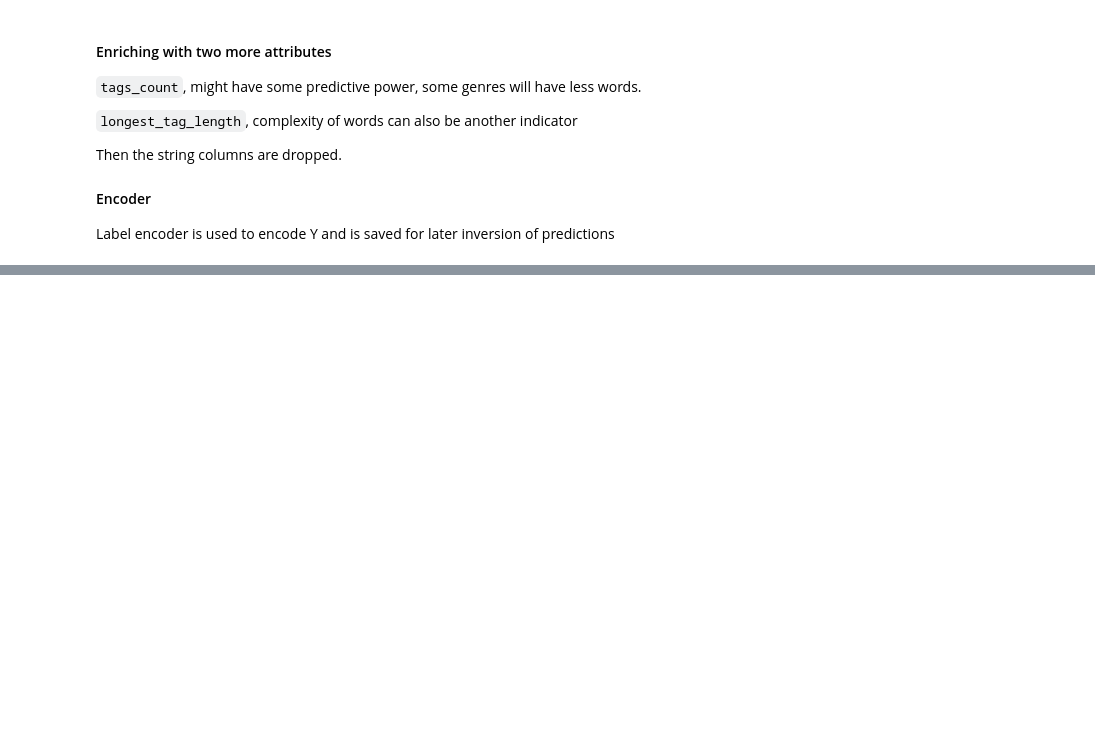
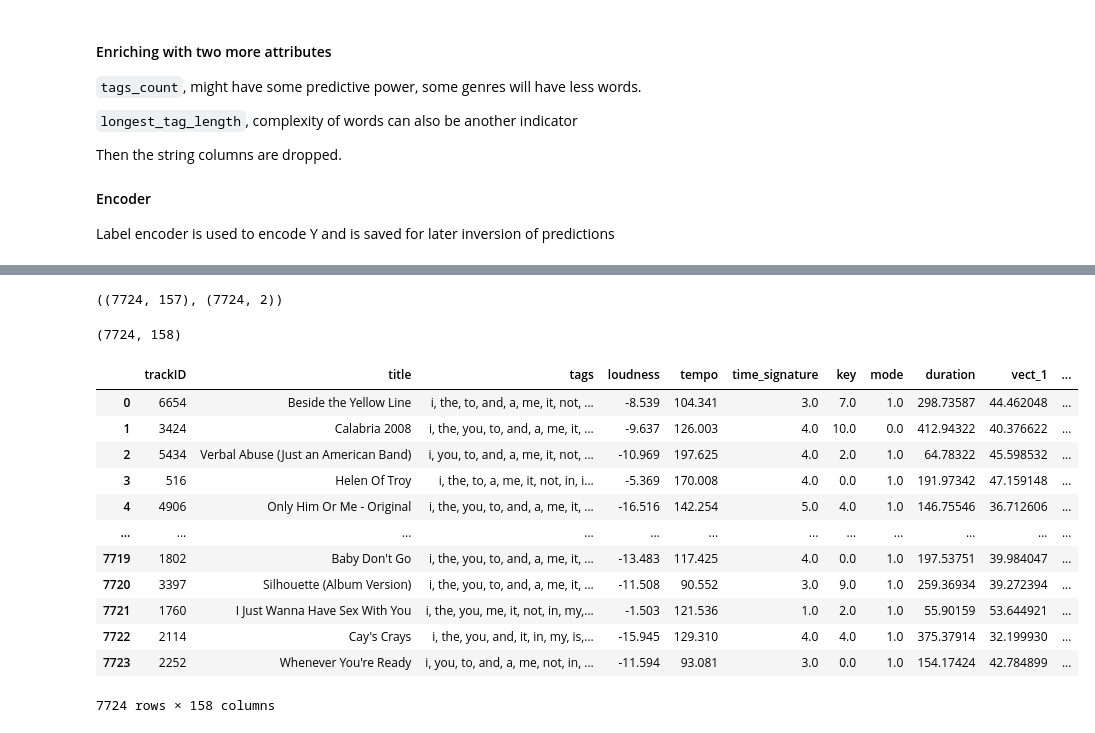
Before and after one commit to changjulian17/MLEassessment, a Jupyter notebook: SectionB/src/section-b.ipynb, the cells around one changed output, grey strips where cells are left out. Drawn from its saved outputs; the diff is of its cells as text; code cells hidden in the pictures; blank space fills up the shorter version.

Commit message:
added tests. working on webapp. added load trained model

```diff
--- a/SectionB/src/section-b.ipynb
+++ b/SectionB/src/section-b.ipynb
@@ -232,2 +232,11 @@ Model is trained with the pipeline. Cross validated for reference. XGBoost was c
 
 Model together with pipeline and encoder is saved as pickle file. Then used to predict test.csv and prediction.csv is created.
+# %%
+df_feat = pd.read_csv('../data/features.csv')
+df_y = pd.read_csv('../data/labels.csv')
+df_test = pd.read_csv('../data/test.csv')
+
+temp = pd.merge(df_feat, df_y, on='trackID').dropna()
+df_feat = temp[temp.columns[:-1]]
+df_y = temp[['trackID','genre']]
+del temp
@@ -233,0 +259,25 @@ Model together with pipeline and encoder is saved as pickle file. Then used to p
+# %%
+df_feat.shape, df_y.shape
+# %% [output]
+((7724, 157), (7724, 2))
+# %%
+temp = pd.merge(df_feat, df_y, on='trackID')
+temp.shape
+# %% [output]
+(7724, 158)
+# %%
+temp
+# %% [output]
+|  | trackID | title | tags | loudness | tempo | time_signature | key | mode | duration | vect_1 | ... |
+| 0 | 6654 | Beside the Yellow Line | i, the, to, and, a, me, it, not, ... | -8.539 | 104.341 | 3.0 | 7.0 | 1.0 | 298.73587 | 44.462048 | ... |
+| 1 | 3424 | Calabria 2008 | i, the, you, to, and, a, me, it, ... | -9.637 | 126.003 | 4.0 | 10.0 | 0.0 | 412.94322 | 40.376622 | ... |
+| 2 | 5434 | Verbal Abuse (Just an American Band) | i, you, to, and, a, me, it, not, ... | -10.969 | 197.625 | 4.0 | 2.0 | 1.0 | 64.78322 | 45.598532 | ... |
+| 3 | 516 | Helen Of Troy | i, the, to, a, me, it, not, in, i... | -5.369 | 170.008 | 4.0 | 0.0 | 1.0 | 191.97342 | 47.159148 | ... |
+| 4 | 4906 | Only Him Or Me - Original | i, the, you, to, and, a, me, it, ... | -16.516 | 142.254 | 5.0 | 4.0 | 1.0 | 146.75546 | 36.712606 | ... |
+| ... | ... | ... | ... | ... | ... | ... | ... | ... | ... | ... | ... |
+| 7719 | 1802 | Baby Don't Go | i, the, you, to, and, a, me, it, ... | -13.483 | 117.425 | 4.0 | 0.0 | 1.0 | 197.53751 | 39.984047 | ... |
+| 7720 | 3397 | Silhouette (Album Version) | i, the, you, to, and, a, me, it, ... | -11.508 | 90.552 | 3.0 | 9.0 | 1.0 | 259.36934 | 39.272394 | ... |
+| 7721 | 1760 | I Just Wanna Have Sex With You | i, the, you, me, it, not, in, my,... | -1.503 | 121.536 | 1.0 | 2.0 | 1.0 | 55.90159 | 53.644921 | ... |
+| 7722 | 2114 | Cay's Crays | i, the, you, and, it, in, my, is,... | -15.945 | 129.310 | 4.0 | 4.0 | 1.0 | 375.37914 | 32.199930 | ... |
+| 7723 | 2252 | Whenever You're Ready | i, you, to, and, a, me, not, in, ... | -11.594 | 93.081 | 3.0 | 0.0 | 1.0 | 154.17424 | 42.784899 | ... |
+7724 rows × 158 columns
```
Also changed, not shown: parts of 7 cells of this notebook, 10 other files.
